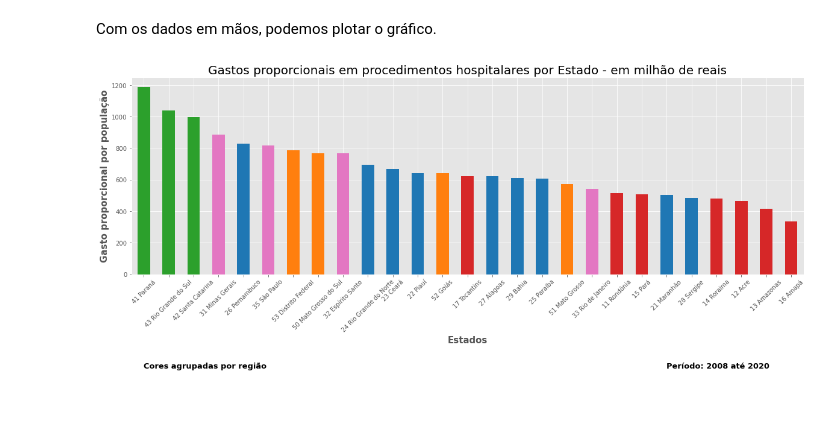
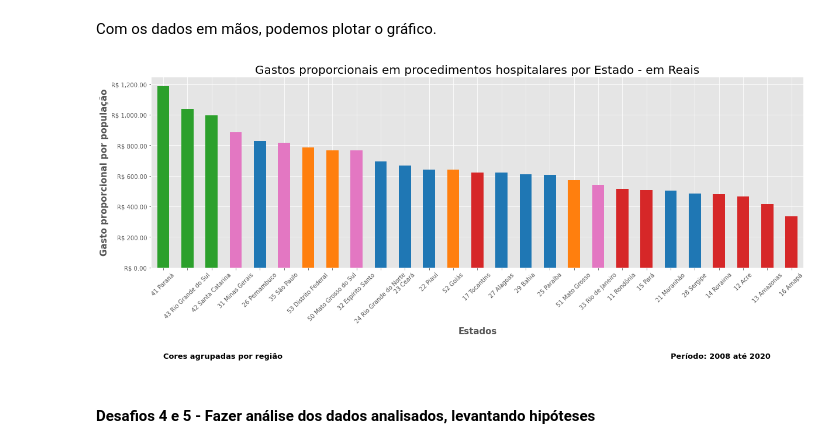
Before and after one commit to edwi-feitoza/bootcamp-alura-data-science, a Jupyter notebook: modulo_1/aula_5/alura_bootcamp_modulo_1.ipynb, the cells around one changed output. Cells and saved outputs as stored; diff of their text form; code cells hidden in the pictures; blank space fills up the shorter version.

```diff
--- a/modulo_1/aula_5/alura_bootcamp_modulo_1.ipynb
+++ b/modulo_1/aula_5/alura_bootcamp_modulo_1.ipynb
@@ -929,22 +929,24 @@ Com os dados em mãos, podemos plotar o gráfico.
 # %%
 gastos_por_regiao = {
 '1' : 'tab:red',
 '2' : 'tab:blue',
 '3' : 'tab:pink',
 '4' : 'tab:green',
 '5' : 'tab:orange'
 }
 
 cores = gastos_proporcional_populacao.index.str[0].map(gastos_por_regiao)
 
 ax = gastos_proporcional_populacao.plot(x="Unidade da Federação", y="Gasto médio / Habitante", kind="bar", color=cores, figsize=(20,6), rot=45)
-ax.xaxis.set_major_formatter(ticker.StrMethodFormatter("{x:,.2f}"))
+ax.yaxis.set_major_formatter(ticker.StrMethodFormatter("R$ {x:,.2f}"))
 ax.set_ylabel("Gasto proporcional por população", fontweight="bold", fontsize="15")
 ax.set_xticklabels(gastos_proporcional_populacao.index)
 ax.set_xlabel("Estados", fontweight="bold", fontsize="15")
-plt.title(label="Gastos proporcionais em procedimentos hospitalares por Estado - em milhão de reais", fontsize=20)
+plt.title(label="Gastos proporcionais em procedimentos hospitalares por Estado - em Reais", fontsize=20)
 plt.text(21,-580,"Período: 2008 até 2020",verticalalignment='center',fontsize=13,fontweight="bold",color='black')
 plt.text(0,-580,"Cores agrupadas por região",verticalalignment='center',fontsize=13,fontweight="bold",color='black')
 plt.show()
 # %% [output]
-[figure, old version]
+[figure, new version]
+# %% [markdown]
+#### Desafios 4 e 5 - Fazer análise dos dados analisados, levantando hipóteses
```
Also changed, not shown: parts of 1 cell of this notebook.
